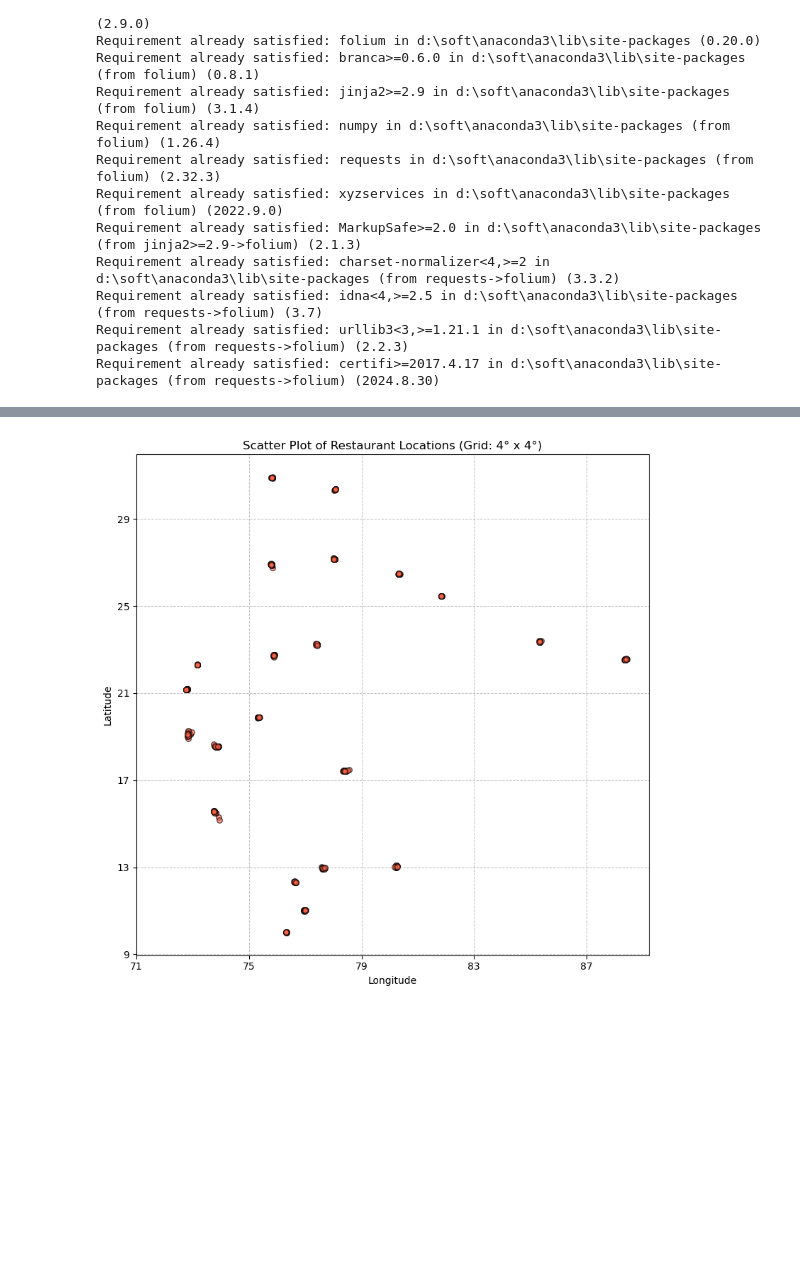
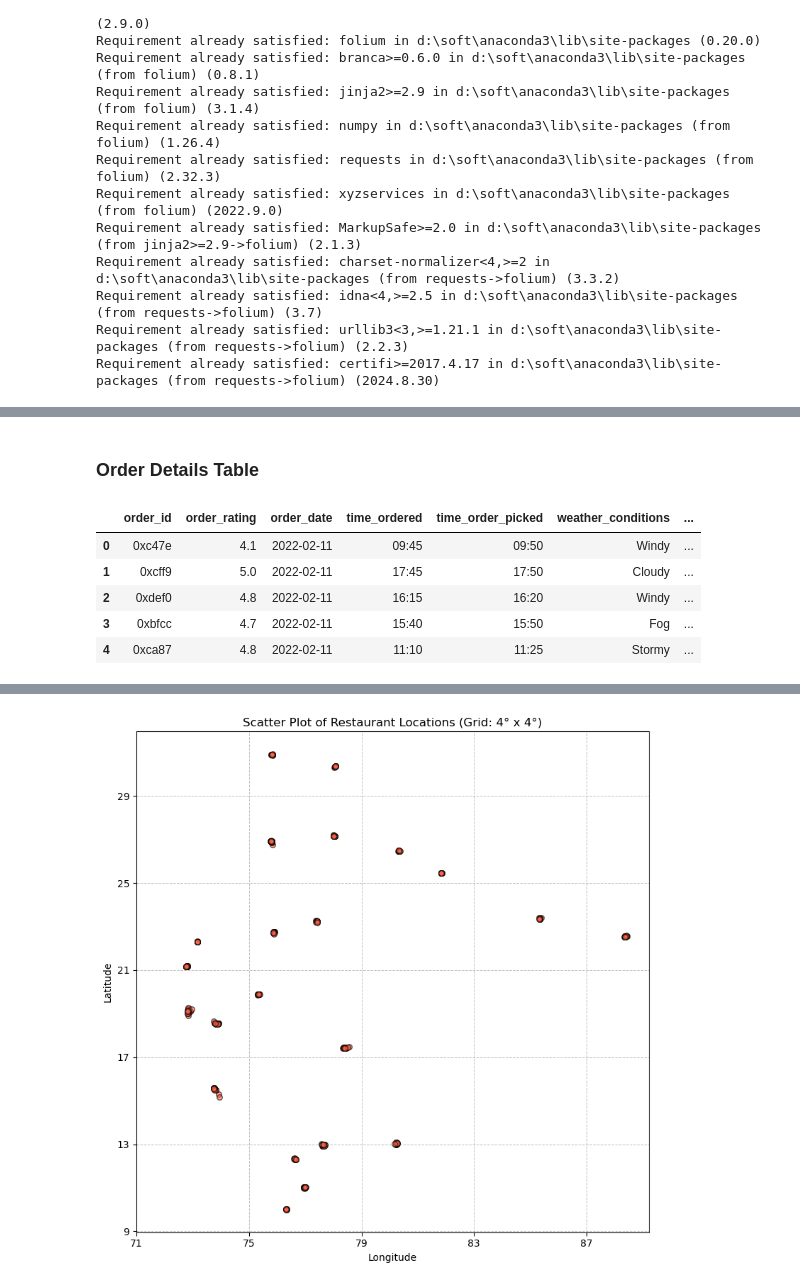
Before and after one commit to shubhx32/Network-Food-Delivery-EDA, a Jupyter notebook: notebooks/Food-Delivery-EDA.ipynb, the cells around one changed output, grey strips where cells are left out. Drawn from its saved outputs; the diff is of its cells as text; code cells hidden in the pictures; blank space fills up the shorter version.

```diff
--- a/notebooks/Food-Delivery-EDA.ipynb
+++ b/notebooks/Food-Delivery-EDA.ipynb
@@ -144,15 +169,10 @@ df = df[~df.duplicated(subset=dup_c1, keep=False)]
 ### convert age into INT ###  -- optional
 df['delivery_person_age'] = df['delivery_person_age'].astype(np.int64)
 
-### derive pickup time(mins) = time_ordered - time_order_picked ###
-time_diff = []
+### Rename attributes for better understanding
+df.rename(columns={'time_orderd': 'time_ordered'}, inplace=True)
+df.rename(columns={'id': 'order_id'}, inplace=True)
+df.rename(columns={'delivery_person_ratings': 'order_rating'}, inplace=True)
 
-for idx, row in df.iterrows():
-    td = get_timediff(row['time_orderd'],row['time_order_picked'])
-    time_diff.append(td)
-
-df['pickup_time_min'] = time_diff
-df = df[~df['pickup_time_min'].isnull()]
-df['pickup_time_min'] = df['pickup_time_min'].astype(np.int64)
-
-print(f"Data Shape: {df.shape}\n\n")
+### Removing illogical coordinate values (not corresponding to Indian mainland or any viable location)
+df = df[(df['restaurant_latitude'] >= 10)].reset_index(drop=True)
@@ -160,0 +238,16 @@ Data Shape: (33393, 21)
+# %% [markdown]
+### Order Details Table
+# %%
+# Step 1: Create a unique DataFrame of delivery associates
+dfOrderDetails_Dim = df[['order_id', 'order_rating','order_date', 'time_ordered',
+                         'time_order_picked', 'weather_conditions','road_traffic_density', 'vehicle_condition',
+                         'type_of_order', 'type_of_vehicle','multiple_deliveries', 'festival','time_taken_min']].drop_duplicates().reset_index(drop=True)
+
+dfOrderDetails_Dim.head()
+# %% [output]
+|  | order_id | order_rating | order_date | time_ordered | time_order_picked | weather_conditions | ... |
+| 0 | 0xc47e | 4.1 | 2022-02-11 | 09:45 | 09:50 | Windy | ... |
+| 1 | 0xcff9 | 5.0 | 2022-02-11 | 17:45 | 17:50 | Cloudy | ... |
+| 2 | 0xdef0 | 4.8 | 2022-02-11 | 16:15 | 16:20 | Windy | ... |
+| 3 | 0xbfcc | 4.7 | 2022-02-11 | 15:40 | 15:50 | Fog | ... |
+| 4 | 0xca87 | 4.8 | 2022-02-11 | 11:10 | 11:25 | Stormy | ... |
```
Also changed, not shown: parts of 32 cells of this notebook, 2 other files.
